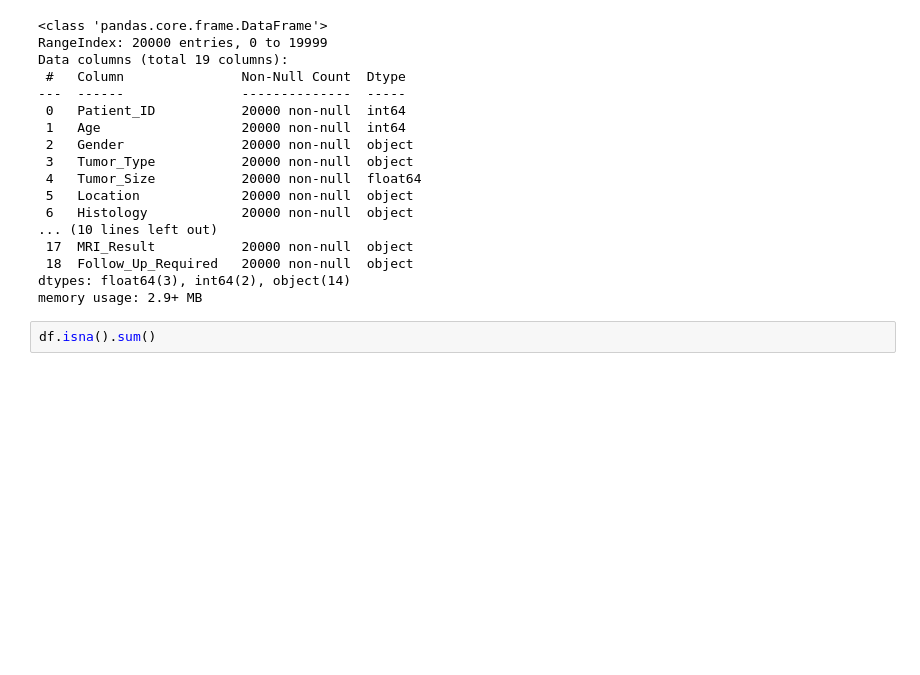
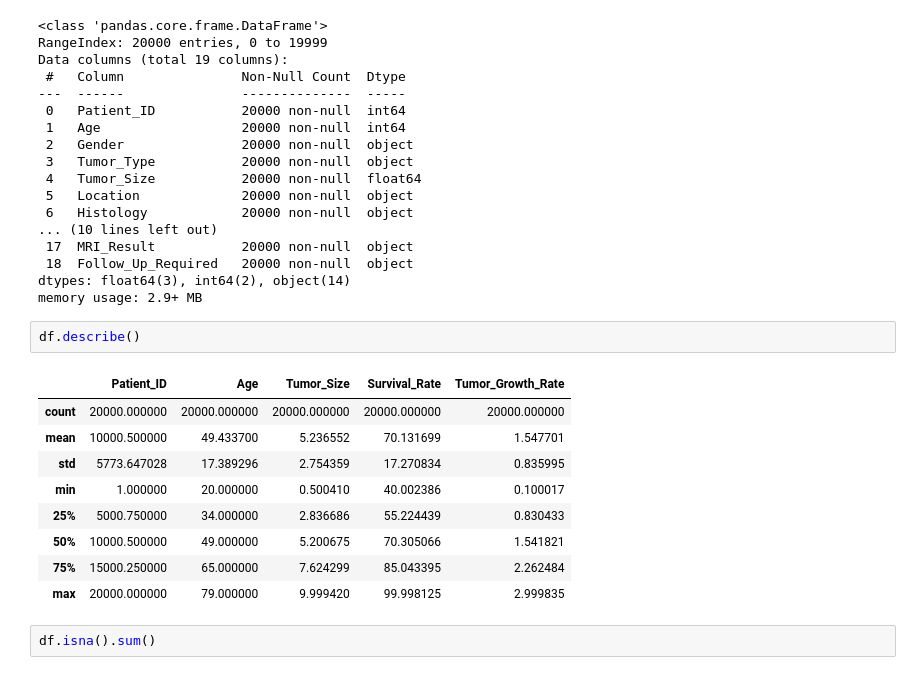
Before and after one commit to melissaaapril/IntroDS, a Jupyter notebook: src/EDA.ipynb, the cells around one changed output. Drawn from its saved outputs; the diff is of its cells as text; blank space fills up the shorter version.

```diff
--- a/src/EDA.ipynb
+++ b/src/EDA.ipynb
@@ -57,6 +57,18 @@ Data columns (total 19 columns):
  18  Follow_Up_Required   20000 non-null  object
 dtypes: float64(3), int64(2), object(14)
 memory usage: 2.9+ MB
+# %%
+df.describe()
+# %% [output]
+|  | Patient_ID | Age | Tumor_Size | Survival_Rate | Tumor_Growth_Rate |
+| count | 20000.000000 | 20000.000000 | 20000.000000 | 20000.000000 | 20000.000000 |
+| mean | 10000.500000 | 49.433700 | 5.236552 | 70.131699 | 1.547701 |
+| std | 5773.647028 | 17.389296 | 2.754359 | 17.270834 | 0.835995 |
+| min | 1.000000 | 20.000000 | 0.500410 | 40.002386 | 0.100017 |
+| 25% | 5000.750000 | 34.000000 | 2.836686 | 55.224439 | 0.830433 |
+| 50% | 10000.500000 | 49.000000 | 5.200675 | 70.305066 | 1.541821 |
+| 75% | 15000.250000 | 65.000000 | 7.624299 | 85.043395 | 2.262484 |
+| max | 20000.000000 | 79.000000 | 9.999420 | 99.998125 | 2.999835 |
 # %%
 df.isna().sum()
 # %% [output]
```
Also changed, not shown: parts of 11 cells of this notebook, 1 other file.
